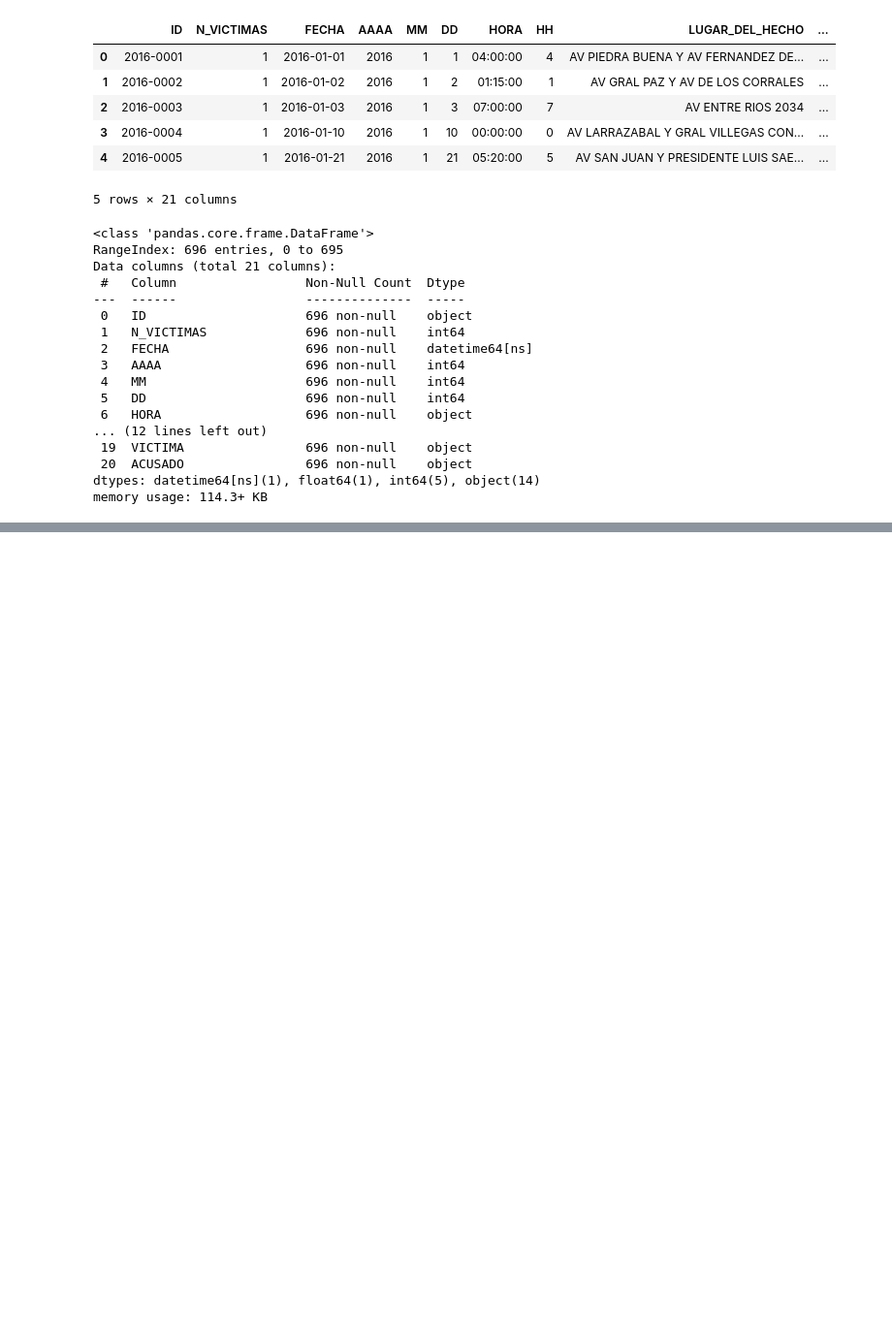
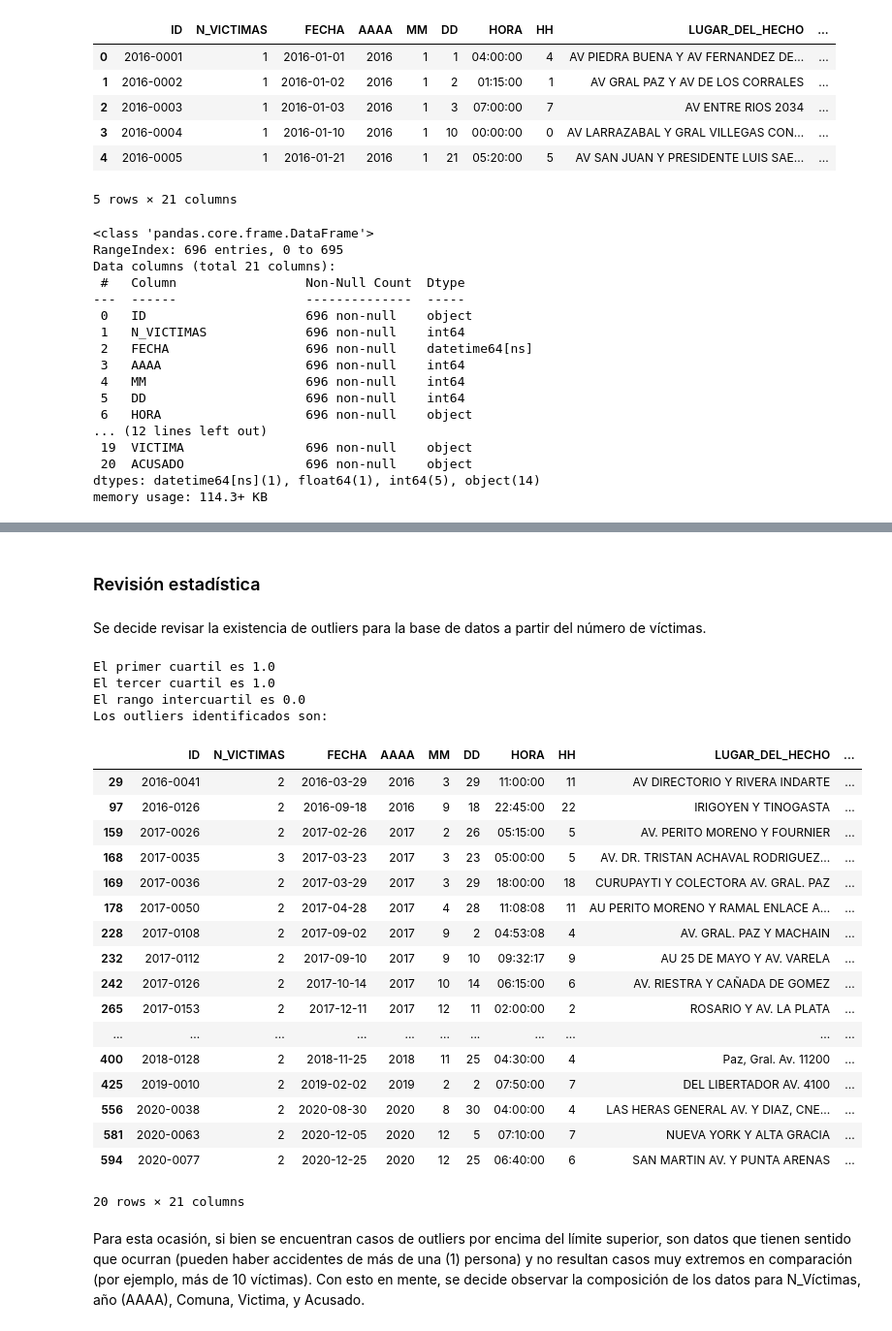
Before and after one commit to DaAnMaGi/Proyecto_Data_Abril, a Jupyter notebook: Bases/apertura_bases.ipynb, the cells around one changed output, grey strips where cells are left out. Shown: that part at 97% size. Drawn from its saved outputs; the diff is of its cells as text; code cells hidden in the pictures; blank space fills up the shorter version.

```diff
--- a/Bases/apertura_bases.ipynb
+++ b/Bases/apertura_bases.ipynb
@@ -75,0 +154,7 @@ homicidios.describe()
+# %%
+# Se decide guardar la base de datos trabajada.
+hechos.to_csv("../Data/Corregidos/hechos.csv",index=False)
+
+# Se revisa que la base cargue adecuadamente.
+hechos = pd.read_csv("../Data/Corregidos/hechos.csv")
+hechos.head()
@@ -75,0 +169,53 @@ homicidios.describe()
+# %% [markdown]
+### Revisión estadística
+# %% [markdown]
+Se decide revisar la existencia de outliers para la base de datos a partir del número de víctimas.
+# %%
+# Se calcula el Q1 (Primer cuartil) y Q3 (Tercer cuartil).
+Q1 = hechos["N_VICTIMAS"].quantile(0.25)
+Q3 = hechos["N_VICTIMAS"].quantile(0.75)
+
+print(f"El primer cuartil es {Q1}")
+print(f"El tercer cuartil es {Q3}")
+
+# Se hace el cálculo del IQR (Rango Intercuartil).
+IQR = Q3 - Q1
+print(f"El rango intercuartil es {IQR}")
+
+# Se establecen los límites para encontrar a los outliers.
+inferior = Q1 - 1.5 * IQR
+superior = Q3 + 1.5 * IQR
+
+# Filtrado de outliers
+outliers = hechos[
+    (hechos["N_VICTIMAS"] < inferior) | (hechos["N_VICTIMAS"] > superior)
+]
+
+# Se observan los casos de outliers
+print("Los outliers identificados son:")
+outliers
+# %% [output]
+El primer cuartil es 1.0
+El tercer cuartil es 1.0
+El rango intercuartil es 0.0
+Los outliers identificados son:
+|  | ID | N_VICTIMAS | FECHA | AAAA | MM | DD | HORA | HH | LUGAR_DEL_HECHO | ... |
+| 29 | 2016-0041 | 2 | 2016-03-29 | 2016 | 3 | 29 | 11:00:00 | 11 | AV DIRECTORIO Y RIVERA INDARTE | ... |
+| 97 | 2016-0126 | 2 | 2016-09-18 | 2016 | 9 | 18 | 22:45:00 | 22 | IRIGOYEN Y TINOGASTA | ... |
+| 159 | 2017-0026 | 2 | 2017-02-26 | 2017 | 2 | 26 | 05:15:00 | 5 | AV. PERITO MORENO Y FOURNIER | ... |
+| 168 | 2017-0035 | 3 | 2017-03-23 | 2017 | 3 | 23 | 05:00:00 | 5 | AV. DR. TRISTAN ACHAVAL RODRIGUEZ... | ... |
+| 169 | 2017-0036 | 2 | 2017-03-29 | 2017 | 3 | 29 | 18:00:00 | 18 | CURUPAYTI Y COLECTORA AV. GRAL. PAZ | ... |
+| 178 | 2017-0050 | 2 | 2017-04-28 | 2017 | 4 | 28 | 11:08:08 | 11 | AU PERITO MORENO Y RAMAL ENLACE A... | ... |
+| 228 | 2017-0108 | 2 | 2017-09-02 | 2017 | 9 | 2 | 04:53:08 | 4 | AV. GRAL. PAZ Y MACHAIN | ... |
+| 232 | 2017-0112 | 2 | 2017-09-10 | 2017 | 9 | 10 | 09:32:17 | 9 | AU 25 DE MAYO Y AV. VARELA | ... |
+| 242 | 2017-0126 | 2 | 2017-10-14 | 2017 | 10 | 14 | 06:15:00 | 6 | AV. RIESTRA Y CAÑADA DE GOMEZ | ... |
+| 265 | 2017-0153 | 2 | 2017-12-11 | 2017 | 12 | 11 | 02:00:00 | 2 | ROSARIO Y AV. LA PLATA | ... |
+| ... | ... | ... | ... | ... | ... | ... | ... | ... | ... | ... |
+| 400 | 2018-0128 | 2 | 2018-11-25 | 2018 | 11 | 25 | 04:30:00 | 4 | Paz, Gral. Av. 11200 | ... |
+| 425 | 2019-0010 | 2 | 2019-02-02 | 2019 | 2 | 2 | 07:50:00 | 7 | DEL LIBERTADOR AV. 4100 | ... |
+| 556 | 2020-0038 | 2 | 2020-08-30 | 2020 | 8 | 30 | 04:00:00 | 4 | LAS HERAS GENERAL AV. Y DIAZ, CNE... | ... |
+| 581 | 2020-0063 | 2 | 2020-12-05 | 2020 | 12 | 5 | 07:10:00 | 7 | NUEVA YORK Y ALTA GRACIA | ... |
+| 594 | 2020-0077 | 2 | 2020-12-25 | 2020 | 12 | 25 | 06:40:00 | 6 | SAN MARTIN AV. Y PUNTA ARENAS | ... |
+20 rows × 21 columns
+# %% [markdown]
+Para esta ocasión, si bien se encuentran casos de outliers por encima del límite superior, son datos que tienen sentido que ocurran (pueden haber accidentes de más de una (1) persona) y no resultan casos muy extremos en comparación (por ejemplo, más de 10 víctimas). Con esto en mente, se decide observar la composición de los datos para N_Víctimas, año (AAAA), Comuna, Victima, y Acusado.
```
Also changed, not shown: parts of 21 cells of this notebook.
